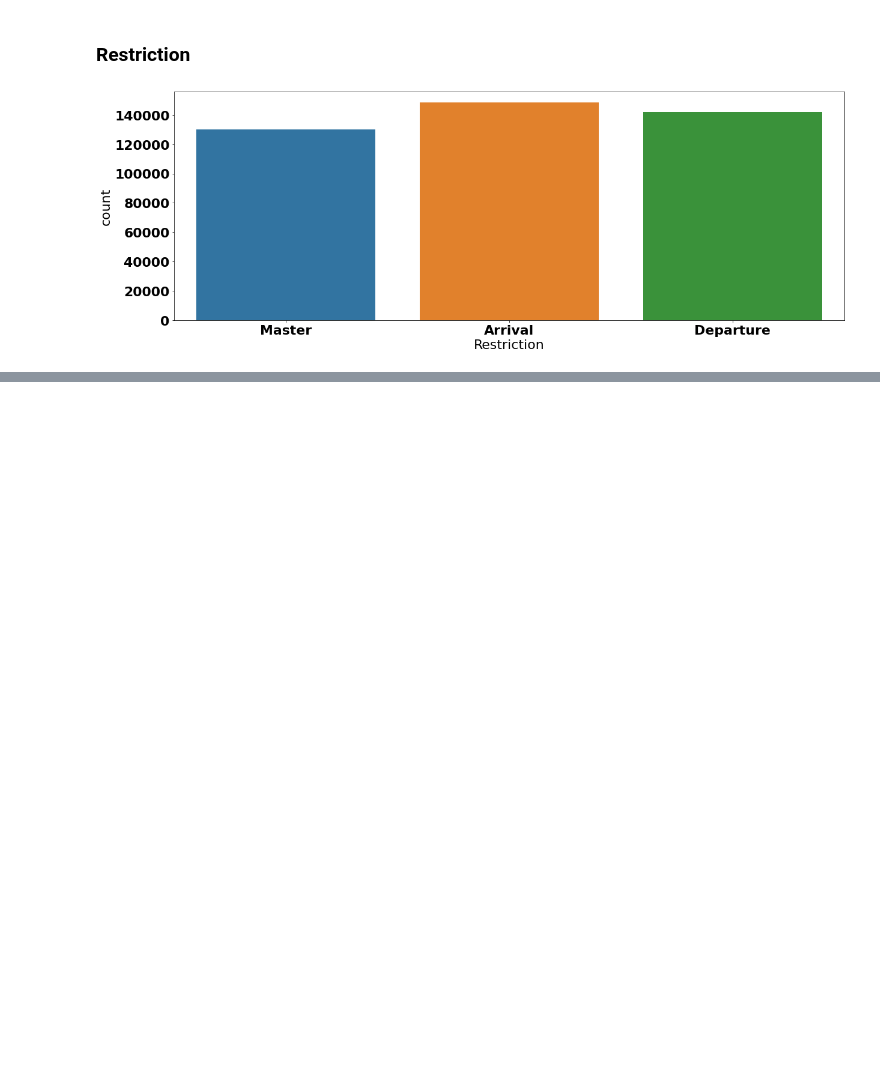
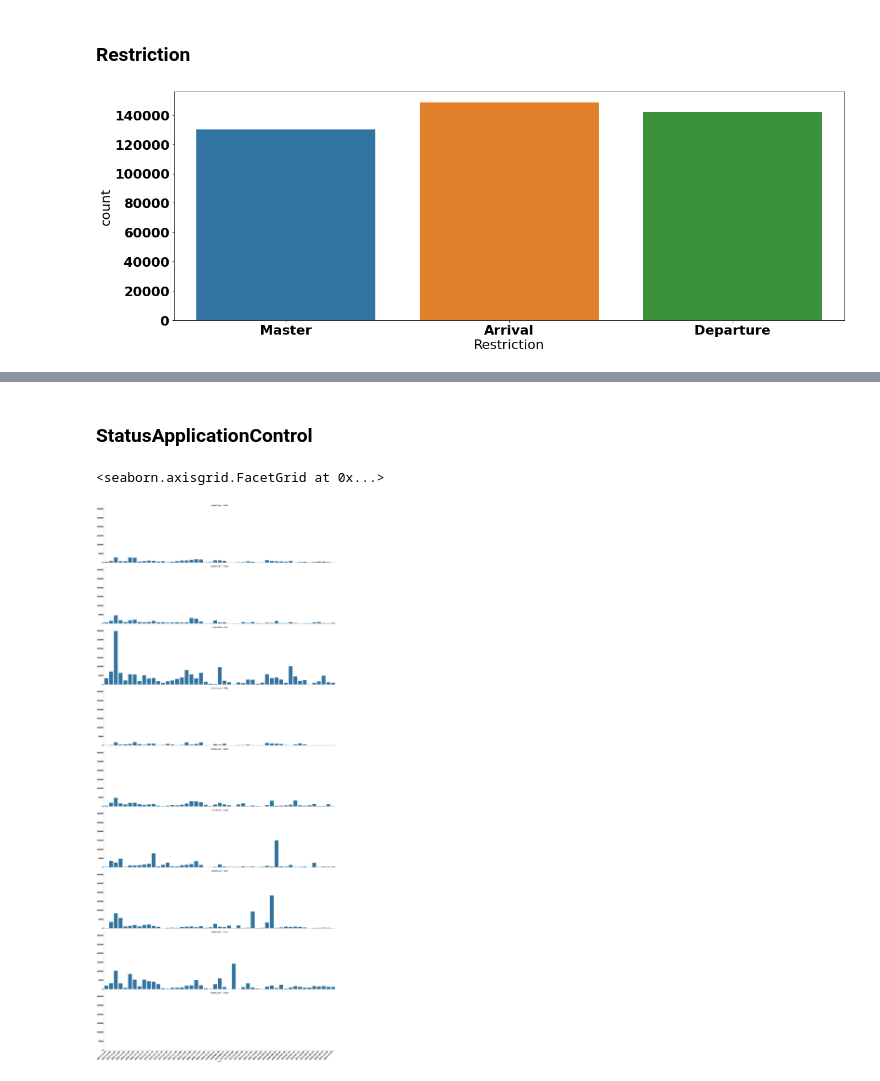
Before and after one commit to Bidroombv/eda, a Jupyter notebook: ugo_collector/OTA_HotelAvailNotifRQ/OTA_hotelAvail_messages_first_analysis.ipynb, the cells around one changed output, grey strips where cells are left out. Cells and saved outputs as stored; diff of their text form; code cells hidden in the pictures; blank space fills up the shorter version.

```diff
--- a/ugo_collector/OTA_HotelAvailNotifRQ/OTA_hotelAvail_messages_first_analysis.ipynb
+++ b/ugo_collector/OTA_HotelAvailNotifRQ/OTA_hotelAvail_messages_first_analysis.ipynb
@@ -282,0 +312,13 @@ ax = sns.countplot(x = "Restriction", data=HotelAvailNotifRQ_Messages_splited)
+# %% [markdown]
+### StatusApplicationControl
+# %%
+g = sns.FacetGrid(HotelAvailNotifRQ_Messages_splited,
+                  row="HotelCode",
+                  height=10,
+                  aspect=4,
+                  row_order=["964H", "96BG", "6IL", "970J", "96NC", "A3LY", "4JI9", "95EU", "CO00"],)
+g = g.map(sns.countplot, "Start", order=x_dates)
+g.set_xticklabels(x_dates, rotation=45, ha='right')
+# %% [output]
+<seaborn.axisgrid.FacetGrid at 0x...>
+[figure, added]
```
Also changed, not shown: parts of 14 cells of this notebook.
